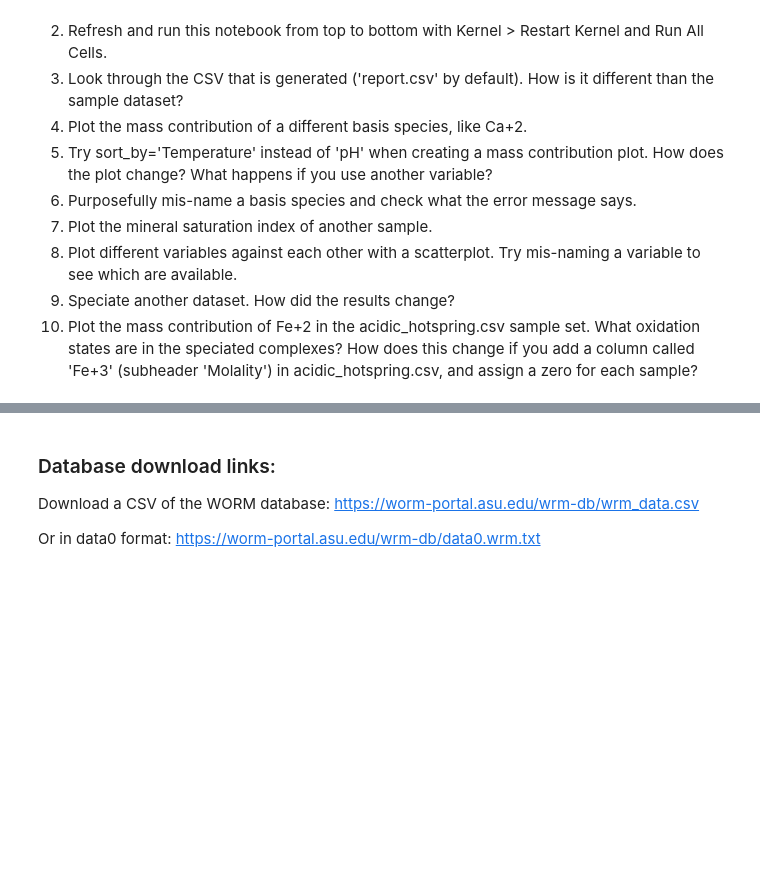
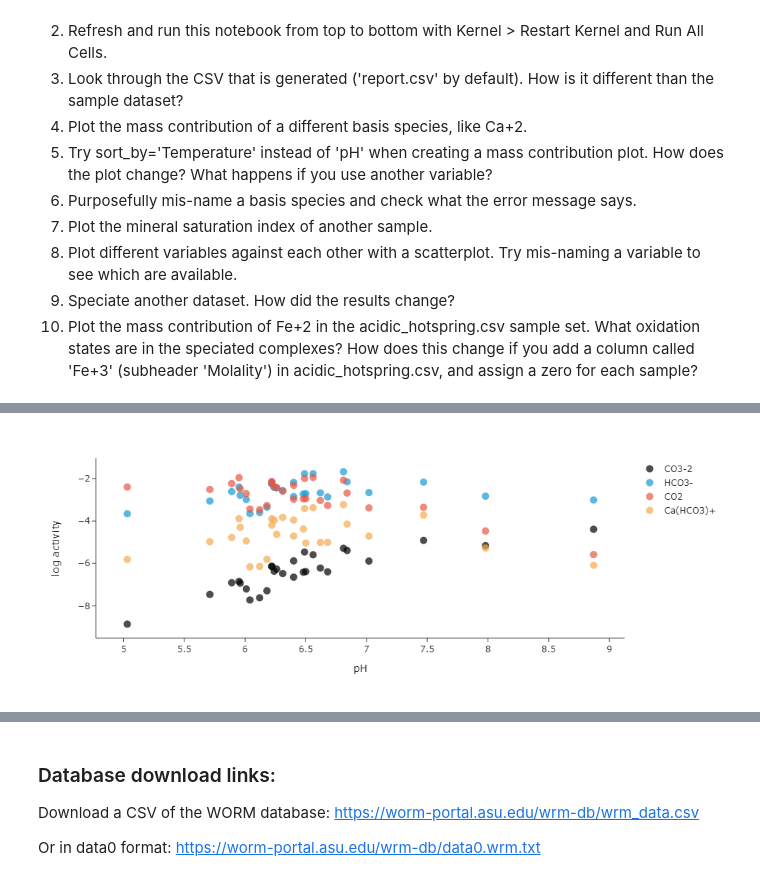
Before and after one commit to worm-portal/WORM-Library, a Jupyter notebook: WORKSHOP/Breakout.ipynb, the cells around one changed output, grey strips where cells are left out. Saved outputs shown, nothing was run; the diff lists cells and outputs as text; code cells hidden in the pictures; blank space fills up the shorter version.

Commit message:
Polished workshop materials, adjusted urls to figures, added figures and feature list to introductory notebook

```diff
--- a/WORKSHOP/Breakout.ipynb
+++ b/WORKSHOP/Breakout.ipynb
@@ -52,3 +118,5 @@ speciation.plot_mineral_saturation('DNCB17-21') # sample name
 # %%
-speciation.scatterplot('pH', ['CO3-2', 'HCO3-', 'CO2', 'Ca(HCO3)+'])
+speciation.scatterplot('pH', ['CO3-2', 'HCO3-', 'CO2', 'Ca(HCO3)+'], interactive=True)
+# %% [output]
+[figure, added]
 # %%
```
Also changed, not shown: parts of 11 cells of this notebook, 1 other file.
